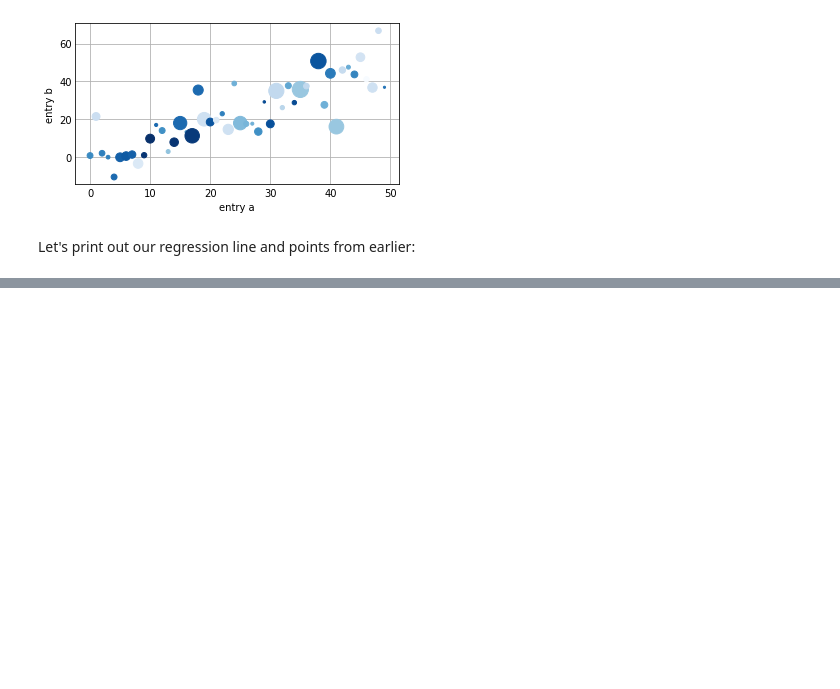
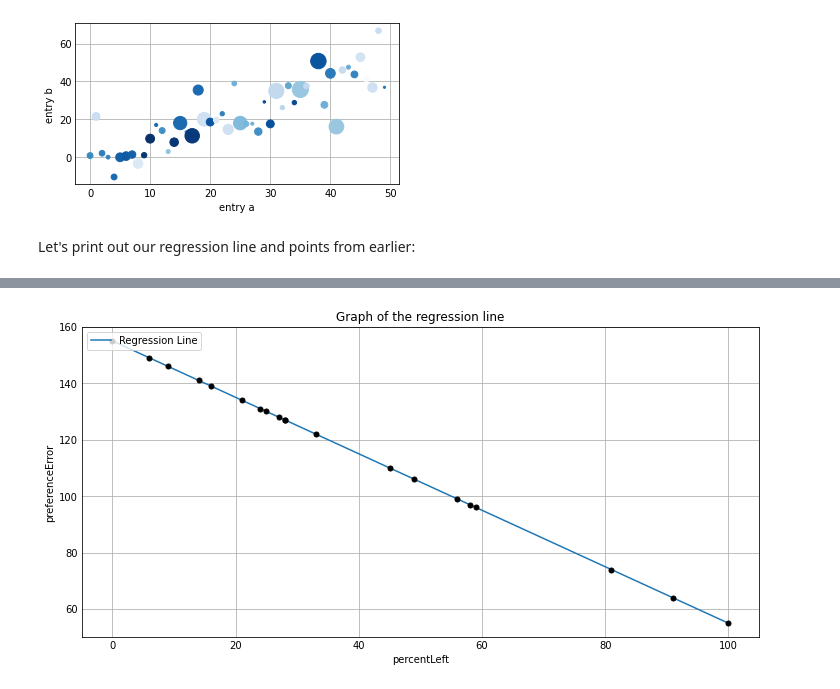
Before and after one commit to OccultSlolem/Regression-Testing, a Jupyter notebook: index.ipynb, the cells around one changed output, grey strips where cells are left out. Drawn from its saved outputs; the diff is of its cells as text; code cells hidden in the pictures; blank space fills up the shorter version.

```diff
--- a/index.ipynb
+++ b/index.ipynb
@@ -195,34 +213,40 @@ candidateNames = [
     "Suzie"
 ]
 
+def itemInList(item, list):
+    for _ in list:
+        if item in list:
+            return True
+    return False
+
 # stances is the total possible stances (ie left/right/genericPoliticalStances)
 def fillStanceTable(possibleStances, numStances):
     stances = []
 
     for _ in range(0,numStances):
-        stanceIsDuplicate = True
-        usedStanceIndexes = []
-        # FIXME: This code is not adequately protecting against duplicate positions
-        while stanceIsDuplicate:
-            stanceIndex = random.randint(0, len(possibleStances) - 1)
-            for c in usedStanceIndexes:
-                if stanceIndex == usedStanceIndexes[c]:
-                    continue
-            stanceIsDuplicate = False
-        stances.append(possibleStances[stanceIndex])
+        isDuplicate = True
+        stance = ""
+
+        while isDuplicate:
+            stance = possibleStances[random.randint(0, len(possibleStances) - 1)]
+            if not itemInList(stance, stances):
+                isDuplicate = False
+
+        stances.append(stance)
 
     return stances
 
 class Candidate:
-    def __init__(self, name):
+    def __init__(self, name, preferenceError = 0):
         self.name = name
-        self.leftRightScore = random.randint(0,100)
+        self.preferenceError = preferenceError
+        self.percentLeft = random.randint(0,100)
         numLeft = 0
         # FIXME: There's a little bit of bias, since all politicians must have at least one left wing view,
         # but the inverse is not true (a totally left candidate is possible, but not a totally right candidate)
-        if self.leftRightScore < 25 : numLeft = 1
-        elif self.leftRightScore < 50 : numLeft = 2
-        elif self.leftRightScore < 75 : numLeft = 3
+        if self.percentLeft < 25 : numLeft = 1
+        elif self.percentLeft < 50 : numLeft = 2
+        elif self.percentLeft < 75 : numLeft = 3
         else: numLeft = 4
         self.stances = []
         self.stances.extend(fillStanceTable(leftPoliticalStances,numLeft))
@@ -230,7 +254,7 @@ class Candidate:
         self.stances.extend(fillStanceTable(genericPoliticalStances, 3))
 
 
-onboardingCandidates = []
+userLeftRightStance = 50
 
 print("You will be asked whether you approve or disapprove of 10 different political candidates")
 print("Your answers will be in the form of a simple approve/disapprove")
@@ -239,15 +263,36 @@ print("You can use whatever rationale you want to determine whether or not you a
 print("Press enter to begin:")
 input()
 print("\n\n\n")
-for i in range(0,2):
+for i in range(0,5):
     candidate = Candidate(candidateNames[random.randint(0, len(candidateNames) - 1)])
     print("Hello, my name is " + candidate.name + ", and here's what I stand for:")
     for c in candidate.stances:
         print(c)
     print("-----")
-    print("Do you (a)pprove or (d) disapprove of this candidate? (a/d)")
-    approval = input()
+    print("Do you approve or disapprove of this candidate? (1/2)")
+    approval = int(input()) swipability
+    if approval == 1:
+        userLeftRightStance = (userLeftRightStance + candidate.percentLeft) / 2.0
     print("\n\n\n")
+
+userLeftRightStance = int(userLeftRightStance)
+print("Onboarding complete, percentLeft: " + str(userLeftRightStance))
+
+candidates = []
+points = []
+
+for i in range(0,20):
+    candidate = Candidate(candidateNames[random.randint(0, len(candidateNames) - 1)])
+    candidate.preferenceError = 80 + (userLeftRightStance - candidate.percentLeft)
+    candidates.append(candidate)
+    point = Point2D(candidate.percentLeft, candidate.preferenceError)
+    points.append(point)
+
+
+userLine = RegressionLine2D(points)
+print("Equation:")
+printEquation(userLine)
+graphLine(userLine, "percentLeft", "preferenceError", 100)
 # %% [output]
 You will be asked whether you approve or disapprove of 10 different political candidates
 Your answers will be in the form of a simple approve/disapprove
@@ -268,0 +304 @@ Do you (a)pprove or (d) disapprove of this candidate? (a/d)
+[figure, added]
```
Also changed, not shown: parts of 7 cells of this notebook.
